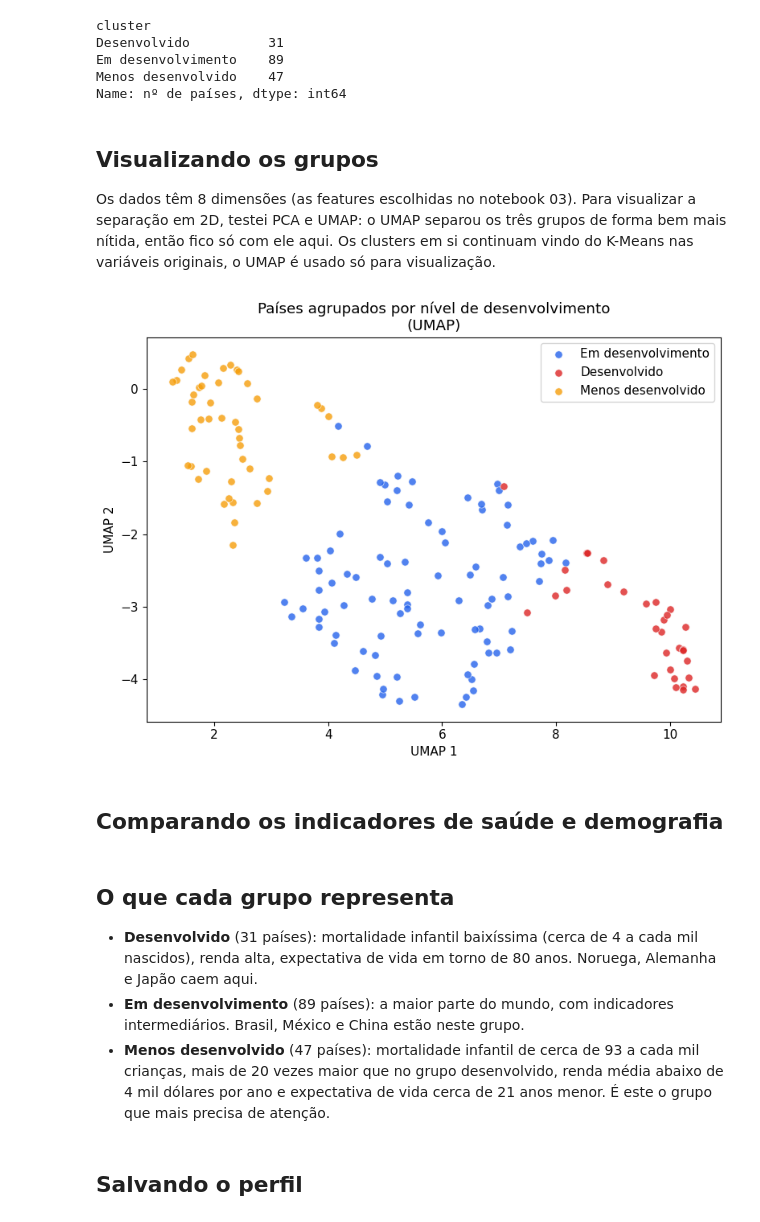
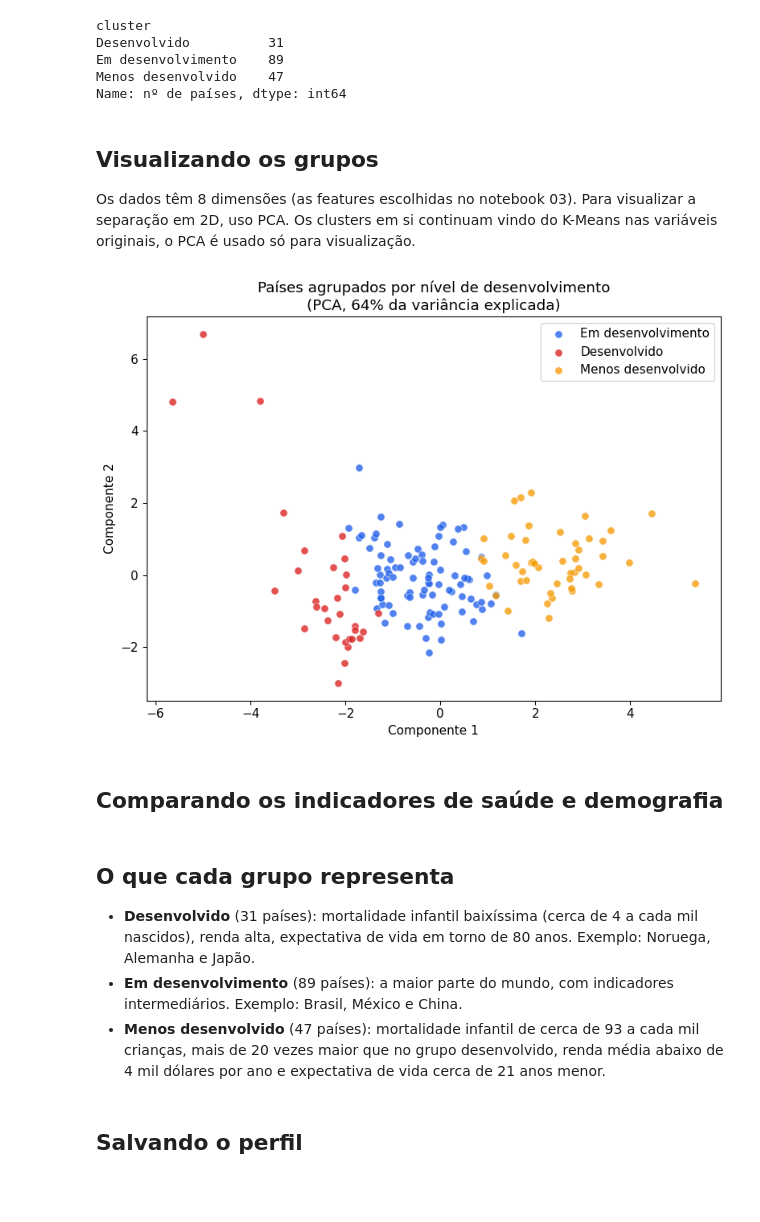
Before and after one commit to maricmello/squad-data-science, a Jupyter notebook: Case 1/notebooks/05_Analise_dos_Clusters.ipynb, the cells around one changed output. Saved outputs shown, nothing was run; the diff lists cells and outputs as text; code cells hidden in the pictures; blank space fills up the shorter version.

Commit message:
Atualizando notebooks

```diff
--- a/Case 1/notebooks/05_Analise_dos_Clusters.ipynb
+++ b/Case 1/notebooks/05_Analise_dos_Clusters.ipynb
@@ -79,21 +78,22 @@ Name: nº de países, dtype: int64
 # %% [markdown]
 ## Visualizando os grupos
 
-Os dados têm 8 dimensões (as features escolhidas no notebook 03). Para visualizar a separação em 2D, testei PCA e UMAP: o UMAP separou os três grupos de forma bem mais nítida, então fico só com ele aqui. Os clusters em si continuam vindo do K-Means nas variáveis originais, o UMAP é usado só para visualização.
+Os dados têm 8 dimensões (as features escolhidas no notebook 03). Para visualizar a separação em 2D, uso PCA. Os clusters em si continuam vindo do K-Means nas variáveis originais, o PCA é usado só para visualização.
 # %%
 with open('../data/processed/features_selecionadas.json') as f:
     features = json.load(f)
 
 X_escalado_df, _ = dataframe_padronizado(df, features)
 X_escalado = X_escalado_df[features].values
 
-reducer = umap.UMAP(n_components=2, random_state=42)
-coords_umap = reducer.fit_transform(X_escalado)
+pca = PCA(n_components=2, random_state=42)
+coords_pca = pca.fit_transform(X_escalado)
+var_explicada = pca.explained_variance_ratio_.sum()
 
-plot_umap_clusters(coords_umap, df['cluster'].values, nomes_cluster)
+plot_pca_clusters(coords_pca, df['cluster'].values, nomes_cluster, var_explicada)
 plt.show()
 # %% [output]
-[figure, old version]
+[figure, new version]
 # %% [markdown]
 ## Comparando os indicadores de saúde e demografia
 # %%
@@ -149,9 +149,9 @@ fig.show()
 # %% [markdown]
 ## O que cada grupo representa
 
-- **Desenvolvido** (31 países): mortalidade infantil baixíssima (cerca de 4 a cada mil nascidos), renda alta, expectativa de vida em torno de 80 anos. Noruega, Alemanha e Japão caem aqui.
-- **Em desenvolvimento** (89 países): a maior parte do mundo, com indicadores intermediários. Brasil, México e China estão neste grupo.
-- **Menos desenvolvido** (47 países): mortalidade infantil de cerca de 93 a cada mil crianças, mais de 20 vezes maior que no grupo desenvolvido, renda média abaixo de 4 mil dólares por ano e expectativa de vida cerca de 21 anos menor. É este o grupo que mais precisa de atenção.
+- **Desenvolvido** (31 países): mortalidade infantil baixíssima (cerca de 4 a cada mil nascidos), renda alta, expectativa de vida em torno de 80 anos. Exemplo: Noruega, Alemanha e Japão.
+- **Em desenvolvimento** (89 países): a maior parte do mundo, com indicadores intermediários. Exemplo: Brasil, México e China.
+- **Menos desenvolvido** (47 países): mortalidade infantil de cerca de 93 a cada mil crianças, mais de 20 vezes maior que no grupo desenvolvido, renda média abaixo de 4 mil dólares por ano e expectativa de vida cerca de 21 anos menor.
 # %% [markdown]
 ## Salvando o perfil
 # %%
```
Also changed, not shown: parts of 2 cells of this notebook, 14 other files.
